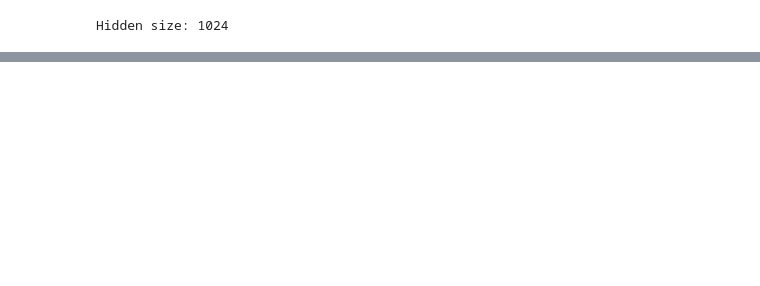
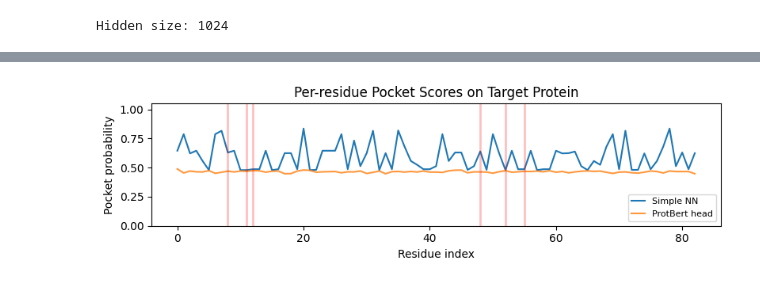
Before and after one commit to cjsmith4/protLLM, a Jupyter notebook: protein_pockets copy.ipynb, the cells around one changed output, grey strips where cells are left out. Cells and saved outputs as stored; diff of their text form; code cells hidden in the pictures; blank space fills up the shorter version.

```diff
--- a/protein_pockets copy.ipynb
+++ b/protein_pockets copy.ipynb
@@ -1236,0 +2124,30 @@ thr=0.50 -> P=0.004, R=0.167, F1=0.008, predicted+=249
+# %%
+import numpy as np
+import matplotlib.pyplot as plt
+
+L = len(y_true)
+positions = np.arange(L)
+true_pockets = np.where(y_true == 1)[0]
+
+fig, ax = plt.subplots(figsize=(8, 2.5))
+
+ax.plot(positions, y_pred_probs_simple, label="Simple NN", linewidth=1.5)
+ax.plot(positions, y_pred_probs_prot,   label="ProtBert head", linewidth=1.5, alpha=0.8)
+
+for p in true_pockets:
+    ax.axvline(p, ymin=0, ymax=1, color="red", alpha=0.25, linewidth=2)
+
+ax.set_xlabel("Residue index")
+ax.set_ylabel("Pocket probability")
+ax.set_ylim(0, 1.05)
+ax.set_title("Per-residue Pocket Scores on Target Protein")
+ax.legend(loc="upper right")
+
+ax.legend(fontsize=8, frameon=True, loc="lower right", markerscale=0.8, handlelength=1.5)
+
+fig.tight_layout()
+fig.savefig("fig3_sequence_track.png", dpi=300)
+plt.show()
+plt.close(fig)
+# %% [output]
+[figure, added]
```
Also changed, not shown: parts of 73 cells of this notebook, 3 other files.
